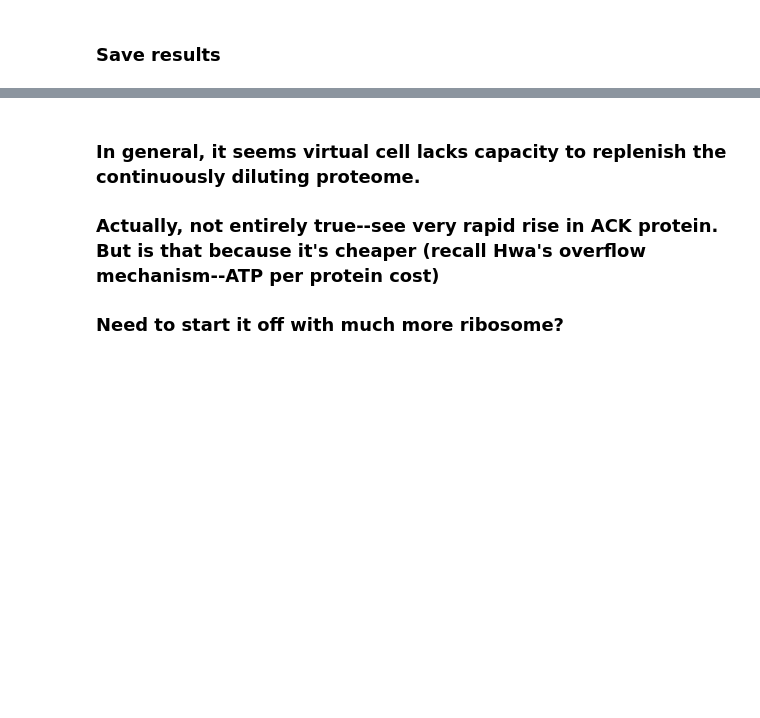
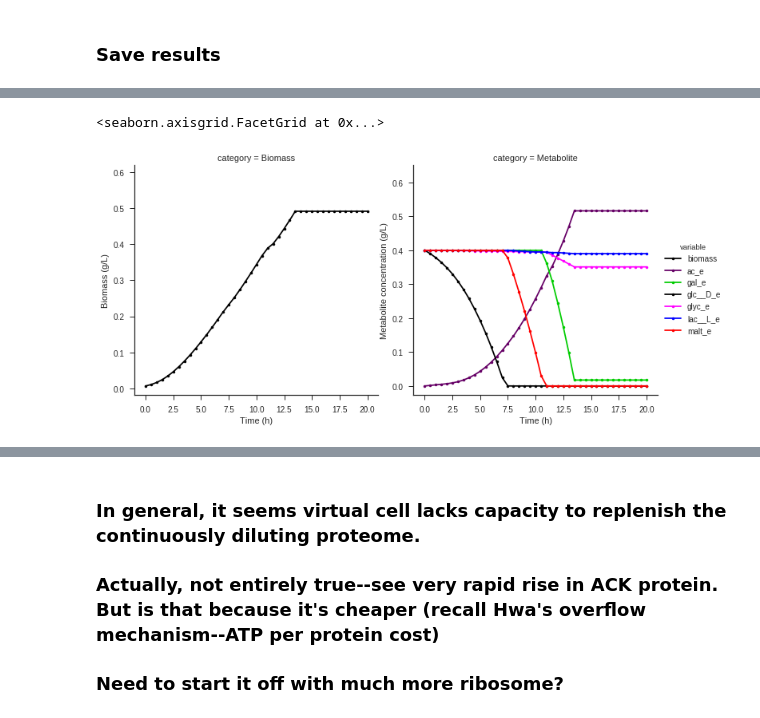
Before and after one commit to SBRG/dynamicme, a Jupyter notebook: notebooks/production/validation1_uptake_hier_opt0_degr.ipynb, the cells around one changed output, grey strips where cells are left out. Drawn from its saved outputs; the diff is of its cells as text; code cells hidden in the pictures; blank space fills up the shorter version.

```diff
--- a/notebooks/production/validation1_uptake_hier_opt0_degr.ipynb
+++ b/notebooks/production/validation1_uptake_hier_opt0_degr.ipynb
@@ -152,8 +152,6 @@ cvals = np.array(cplx_conc_dict0.values())
 cvals[ cvals>0].min()
 # %% [output]
 3.5927339410556534e-14
-# %%
-dyme = DelayedDynamicME(solver)
 # %%
 solver.set_realopts('lp', {'Feasibility tol':1e-15, 'Optimality tol':1e-15})
 # %%
@@ -244,29 +253,32 @@ dsplot.loc[ dsplot.variable=='biomass', 'category'] = 'Biomass'
 # %%
 colors = [
 '#000000', # biomass
 '#660066', # acetate
 '#00CC00', #'#00FF00', # galactose
 '#000000', # glucose
 '#FF00FF', # glycerol
 '#0000FF', # lactate
 '#FF0000', # maltose
 ]
 
 colpal = sns.color_palette(colors)
 sns.set_palette(colpal)
 
 g = sns.FacetGrid(data=dsplot, hue='variable', col='category', sharey=False, size=5)
 
 g.map(sns.plt.plot, 'time', 'value', linestyle='-', marker='.')
 for i,ax in enumerate(g.axes.flat):
     ylim = ax.get_ylim()
-    ax.set_ylim((ylim[0],ylim[1]*1.1))
+    ax.set_ylim((ylim[0],ylim[1]*1.2))
     if i==0:
         ax.set_ylabel('Biomass (g/L)')
     else:
         ax.set_ylabel('Metabolite concentration (g/L)')
 g.set_xlabels('Time (h)')
 g.add_legend()
+# %% [output]
+<seaborn.axisgrid.FacetGrid at 0x...>
+[figure, added]
 # %%
 g.savefig('/home/laurence/ME/figures/persistME/beg_init_opt_protease.pdf')
 g.savefig('/home/laurence/ME/figures/persistME/beg_init_opt_protease.svg')
```
Also changed, not shown: parts of 26 cells of this notebook, 3 other files.
